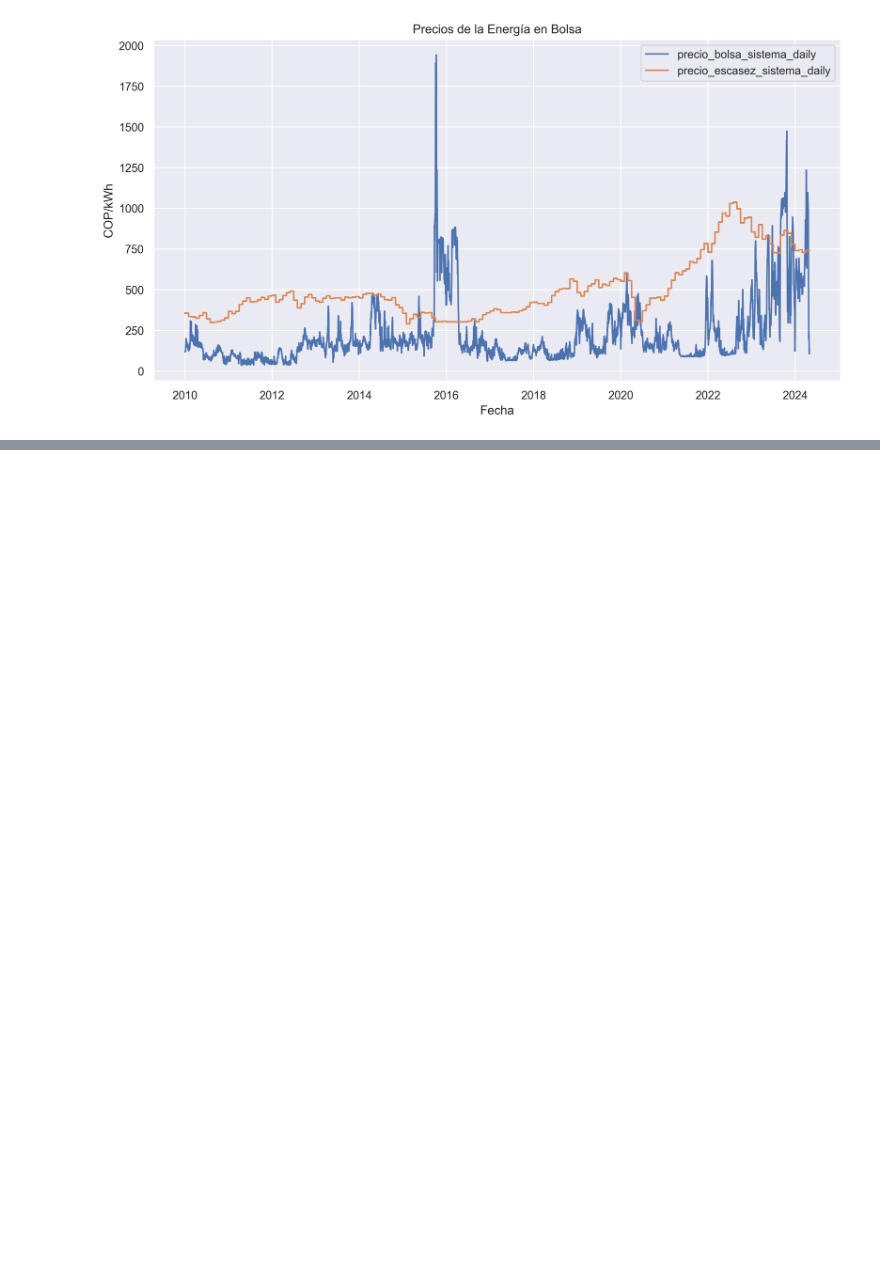
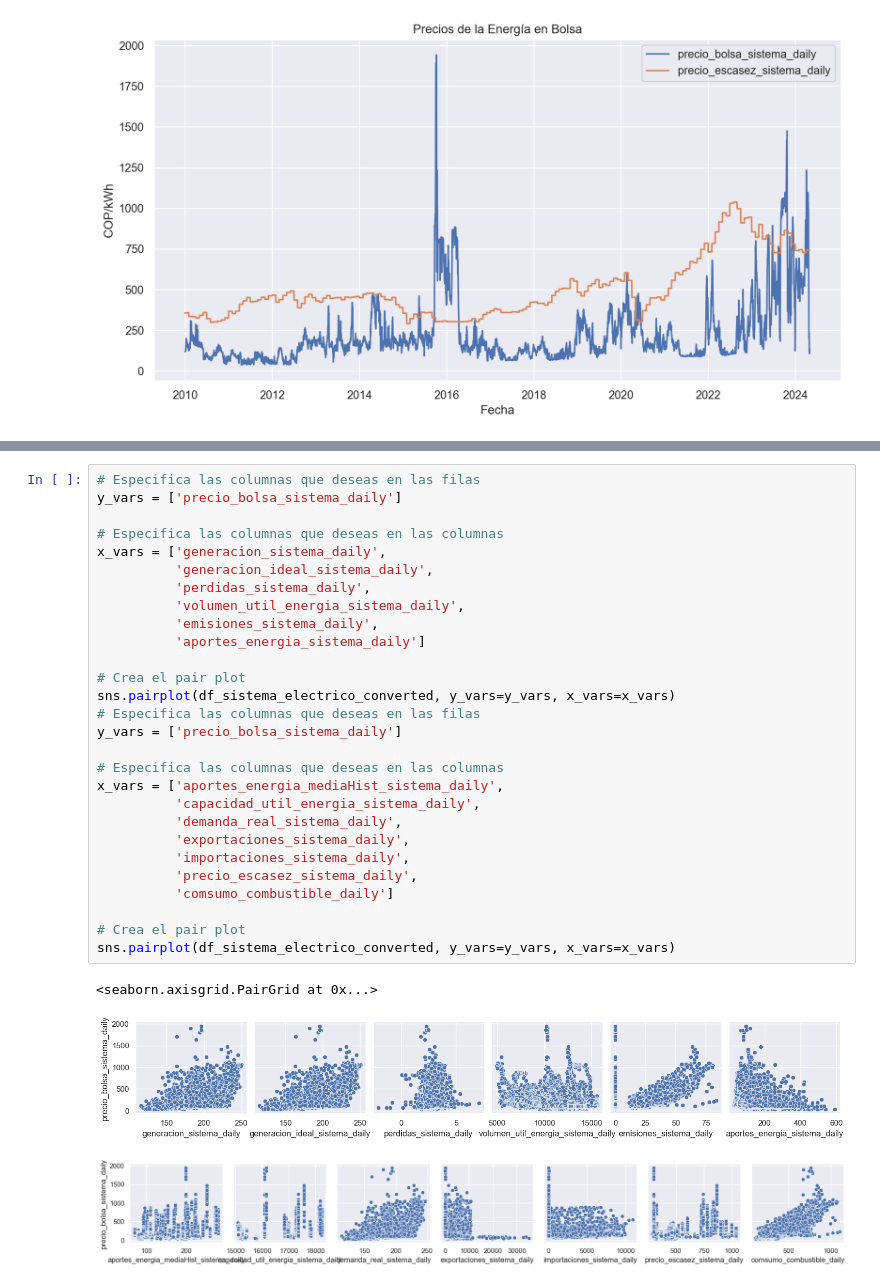
Before and after one commit to sistema-electrico-colombia/transform-EDA, a Jupyter notebook: exploratory_data_analysis.ipynb, the cells around one changed output, grey strips where cells are left out. Drawn from its saved outputs; the diff is of its cells as text; blank space fills up the shorter version.

```diff
--- a/exploratory_data_analysis.ipynb
+++ b/exploratory_data_analysis.ipynb
@@ -295,0 +395,32 @@ plot_time_series(df_sistema_electrico_converted, ['precio_bolsa_sistema_daily',
+# %%
+# Especifica las columnas que deseas en las filas
+y_vars = ['precio_bolsa_sistema_daily']
+
+# Especifica las columnas que deseas en las columnas
+x_vars = ['generacion_sistema_daily',
+          'generacion_ideal_sistema_daily',
+          'perdidas_sistema_daily',
+          'volumen_util_energia_sistema_daily',
+          'emisiones_sistema_daily',
+          'aportes_energia_sistema_daily']
+
+# Crea el pair plot
+sns.pairplot(df_sistema_electrico_converted, y_vars=y_vars, x_vars=x_vars)
+# Especifica las columnas que deseas en las filas
+y_vars = ['precio_bolsa_sistema_daily']
+
+# Especifica las columnas que deseas en las columnas
+x_vars = ['aportes_energia_mediaHist_sistema_daily',
+          'capacidad_util_energia_sistema_daily',
+          'demanda_real_sistema_daily',
+          'exportaciones_sistema_daily',
+          'importaciones_sistema_daily',
+          'precio_escasez_sistema_daily',
+          'comsumo_combustible_daily']
+
+# Crea el pair plot
+sns.pairplot(df_sistema_electrico_converted, y_vars=y_vars, x_vars=x_vars)
+# %% [output]
+<seaborn.axisgrid.PairGrid at 0x...>
+[figure, added]
+[figure, added]
```
Also changed, not shown: parts of 9 cells of this notebook.
